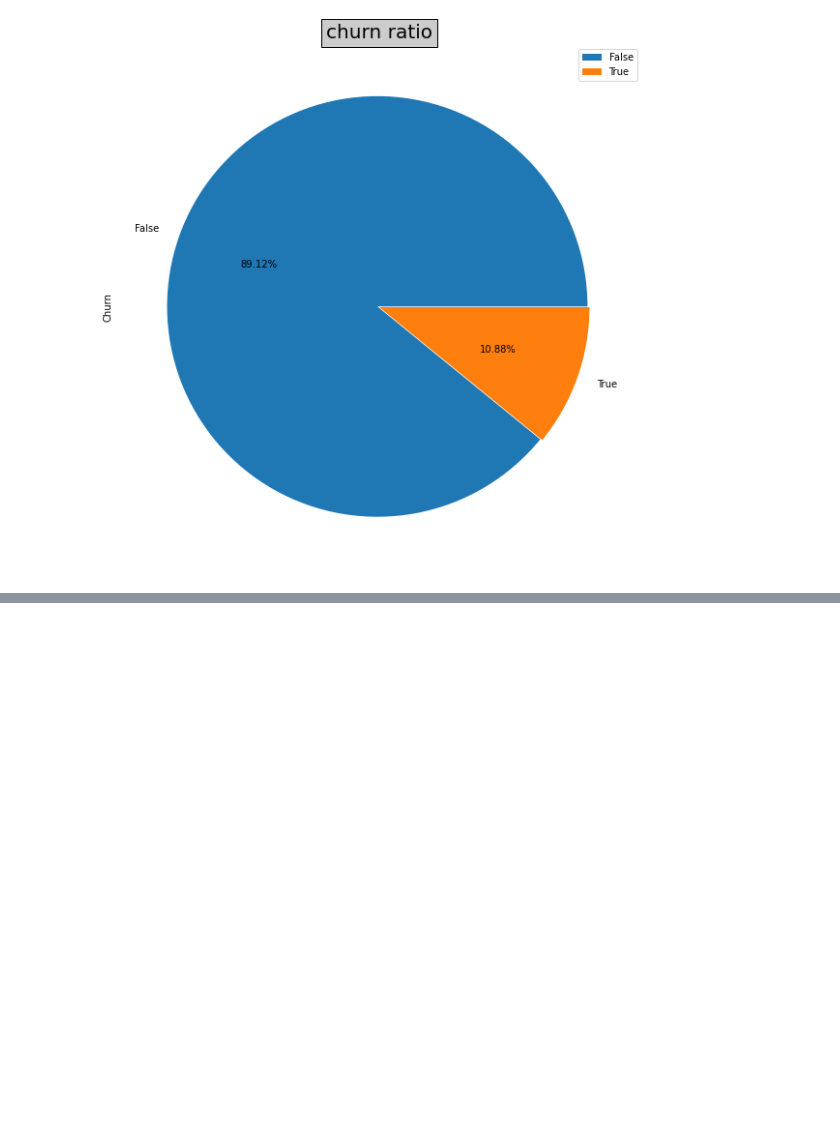
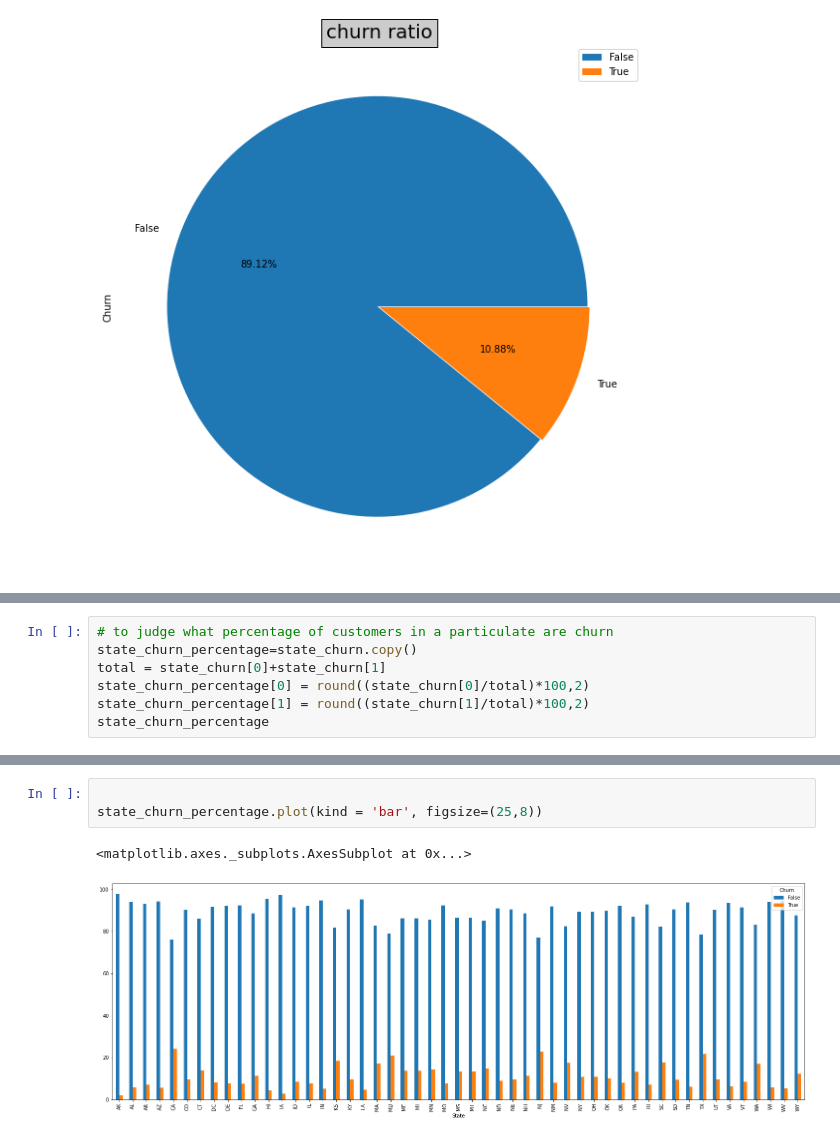
Before and after one commit to gauriagarwal18/Telecom-Churn-Prediction, a Jupyter notebook: Telecom_Churn_Analysis_Project.ipynb, the cells around one changed output, grey strips where cells are left out. Cells and saved outputs as stored; diff of their text form; blank space fills up the shorter version.

```diff
--- a/Telecom_Churn_Analysis_Project.ipynb
+++ b/Telecom_Churn_Analysis_Project.ipynb
@@ -331,0 +350,7 @@ make_pieplot(telecom["Churn"],"Churn","churn ratio")
+# %%
+# to judge what percentage of customers in a particulate are churn
+state_churn_percentage=state_churn.copy()
+total = state_churn[0]+state_churn[1]
+state_churn_percentage[0] = round((state_churn[0]/total)*100,2)
+state_churn_percentage[1] = round((state_churn[1]/total)*100,2)
+state_churn_percentage
@@ -331,0 +376,6 @@ make_pieplot(telecom["Churn"],"Churn","churn ratio")
+# %%
+
+state_churn_percentage.plot(kind = 'bar', figsize=(25,8))
+# %% [output]
+<matplotlib.axes._subplots.AxesSubplot at 0x...>
+[figure, added]
```
Also changed, not shown: parts of 13 cells of this notebook.
